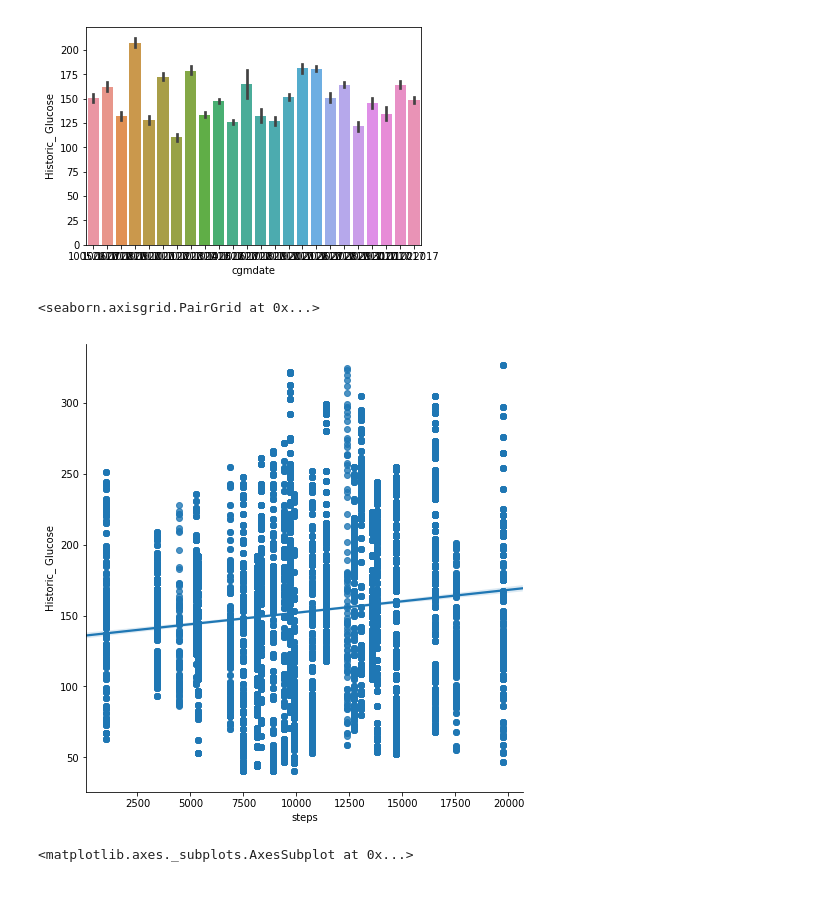
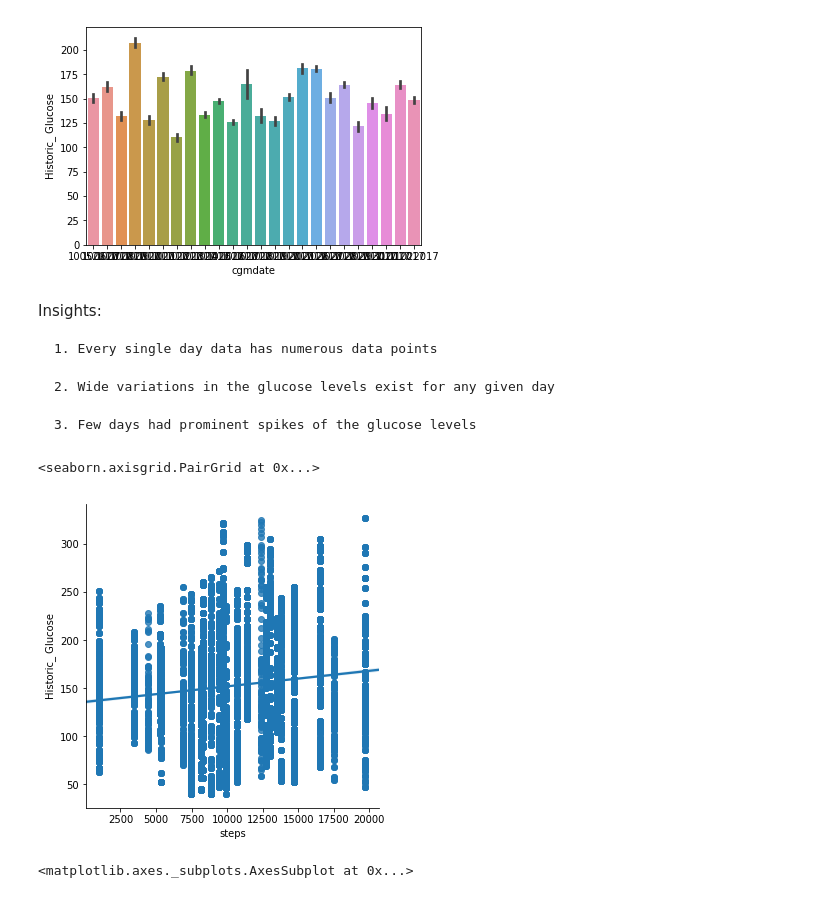
Before and after one commit to arunehealth/DiabeticProject, a Jupyter notebook: DiabeticVisualization.ipynb, the cells around one changed output. Saved outputs shown, nothing was run; the diff lists cells and outputs as text; code cells hidden in the pictures.

```diff
--- a/DiabeticVisualization.ipynb
+++ b/DiabeticVisualization.ipynb
@@ -30,11 +88,19 @@ sns.barplot(x = 'cgmdate', y = 'Historic_ Glucose', data = df)
 # %% [output]
 <matplotlib.axes._subplots.AxesSubplot at 0x...>
 [figure]
+# %% [markdown]
+Insights:
+
+    1. Every single day data has numerous data points
+
+    2. Wide variations in the glucose levels exist for any given day
+
+    3. Few days had prominent spikes of the glucose levels
 # %%
-sns.pairplot(df, y_vars = 'Historic_ Glucose', x_vars = ['steps'], size = 7, kind = 'reg')
+sns.pairplot(df, y_vars = 'Historic_ Glucose', x_vars = ['steps'], size = 5, kind = 'reg')
 # %% [output]
 <seaborn.axisgrid.PairGrid at 0x...>
-[figure, old version]
+[figure, new version]
 # %%
 sns.barplot(x = 'steps', y = 'Historic_ Glucose', data = df)
 # %% [output]
```
Also changed, not shown: parts of 19 cells of this notebook.
